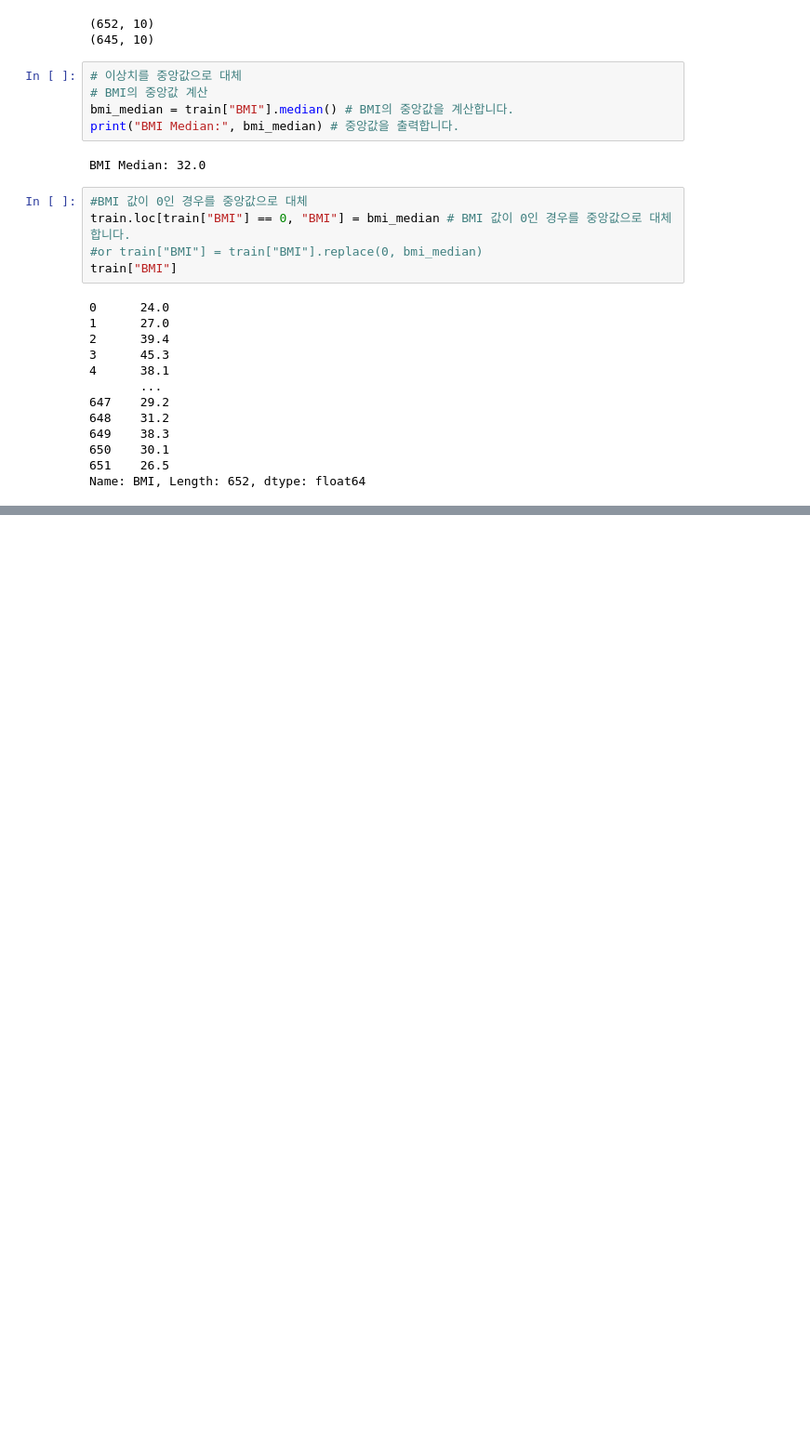
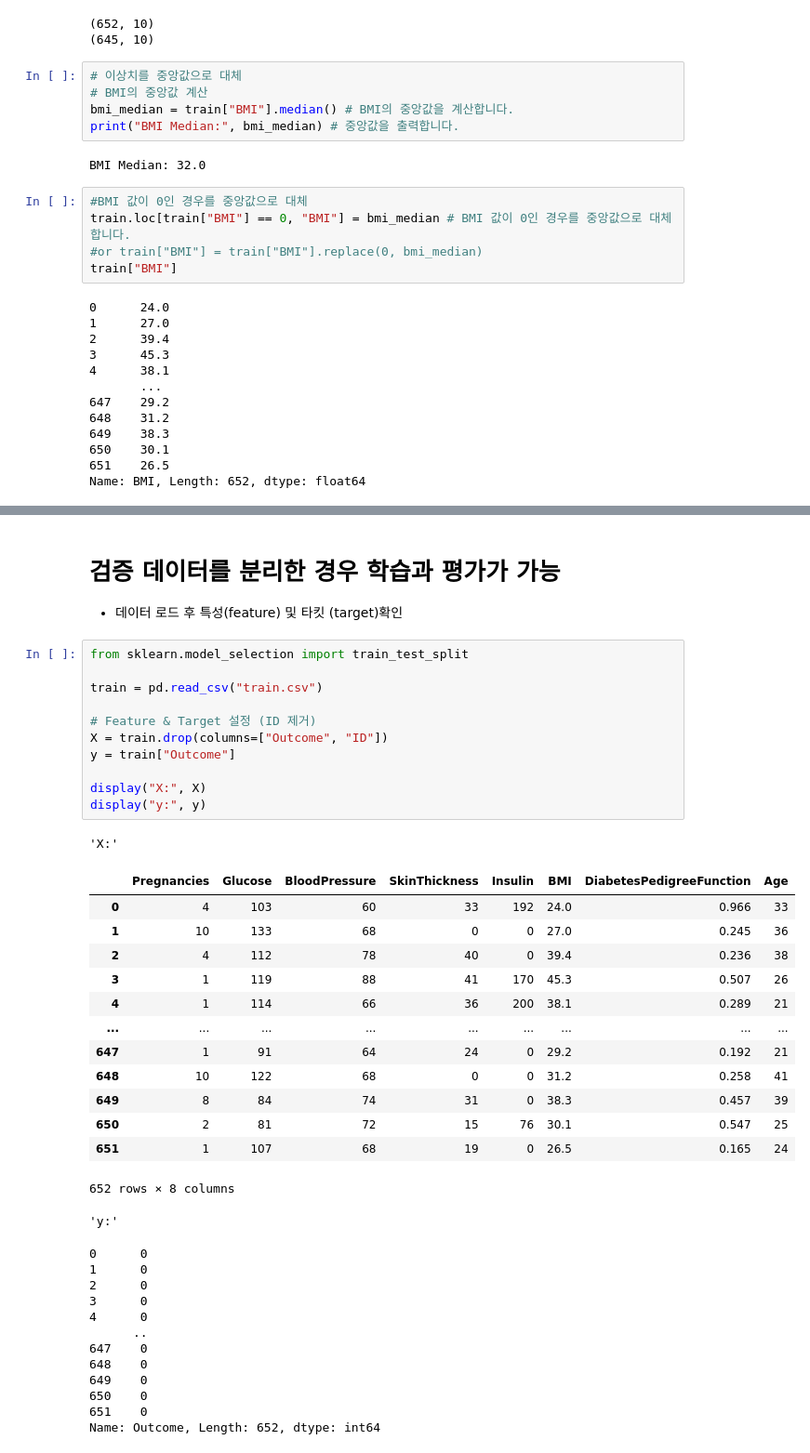
Before and after one commit to hundong2/machine_learning, a Jupyter notebook: MachineLearningExample/Test1/test1.ipynb, the cells around one changed output, grey strips where cells are left out. Shown at 93% size. Cells and saved outputs as stored; diff of their text form; blank space fills up the shorter version.

```diff
--- a/MachineLearningExample/Test1/test1.ipynb
+++ b/MachineLearningExample/Test1/test1.ipynb
@@ -648,0 +1163,43 @@ Name: BMI, Length: 652, dtype: float64
+# %% [markdown]
+# 검증 데이터를 분리한 경우 학습과 평가가 가능
+
+- 데이터 로드 후 특성(feature) 및 타킷 (target)확인
+# %%
+from sklearn.model_selection import train_test_split
+
+train = pd.read_csv("train.csv")
+
+# Feature & Target 설정 (ID 제거)
+X = train.drop(columns=["Outcome", "ID"])
+y = train["Outcome"]
+
+display("X:", X)
+display("y:", y)
+# %% [output]
+'X:'
+|  | Pregnancies | Glucose | BloodPressure | SkinThickness | Insulin | BMI | DiabetesPedigreeFunction | Age |
+| 0 | 4 | 103 | 60 | 33 | 192 | 24.0 | 0.966 | 33 |
+| 1 | 10 | 133 | 68 | 0 | 0 | 27.0 | 0.245 | 36 |
+| 2 | 4 | 112 | 78 | 40 | 0 | 39.4 | 0.236 | 38 |
+| 3 | 1 | 119 | 88 | 41 | 170 | 45.3 | 0.507 | 26 |
+| 4 | 1 | 114 | 66 | 36 | 200 | 38.1 | 0.289 | 21 |
+| ... | ... | ... | ... | ... | ... | ... | ... | ... |
+| 647 | 1 | 91 | 64 | 24 | 0 | 29.2 | 0.192 | 21 |
+| 648 | 10 | 122 | 68 | 0 | 0 | 31.2 | 0.258 | 41 |
+| 649 | 8 | 84 | 74 | 31 | 0 | 38.3 | 0.457 | 39 |
+| 650 | 2 | 81 | 72 | 15 | 76 | 30.1 | 0.547 | 25 |
+| 651 | 1 | 107 | 68 | 19 | 0 | 26.5 | 0.165 | 24 |
+652 rows × 8 columns
+'y:'
+0      0
+1      0
+2      0
+3      0
+4      0
+      ..
+647    0
+648    0
+649    0
+650    0
+651    0
+Name: Outcome, Length: 652, dtype: int64
```
Also changed, not shown: parts of 66 cells of this notebook, 11 other files.
